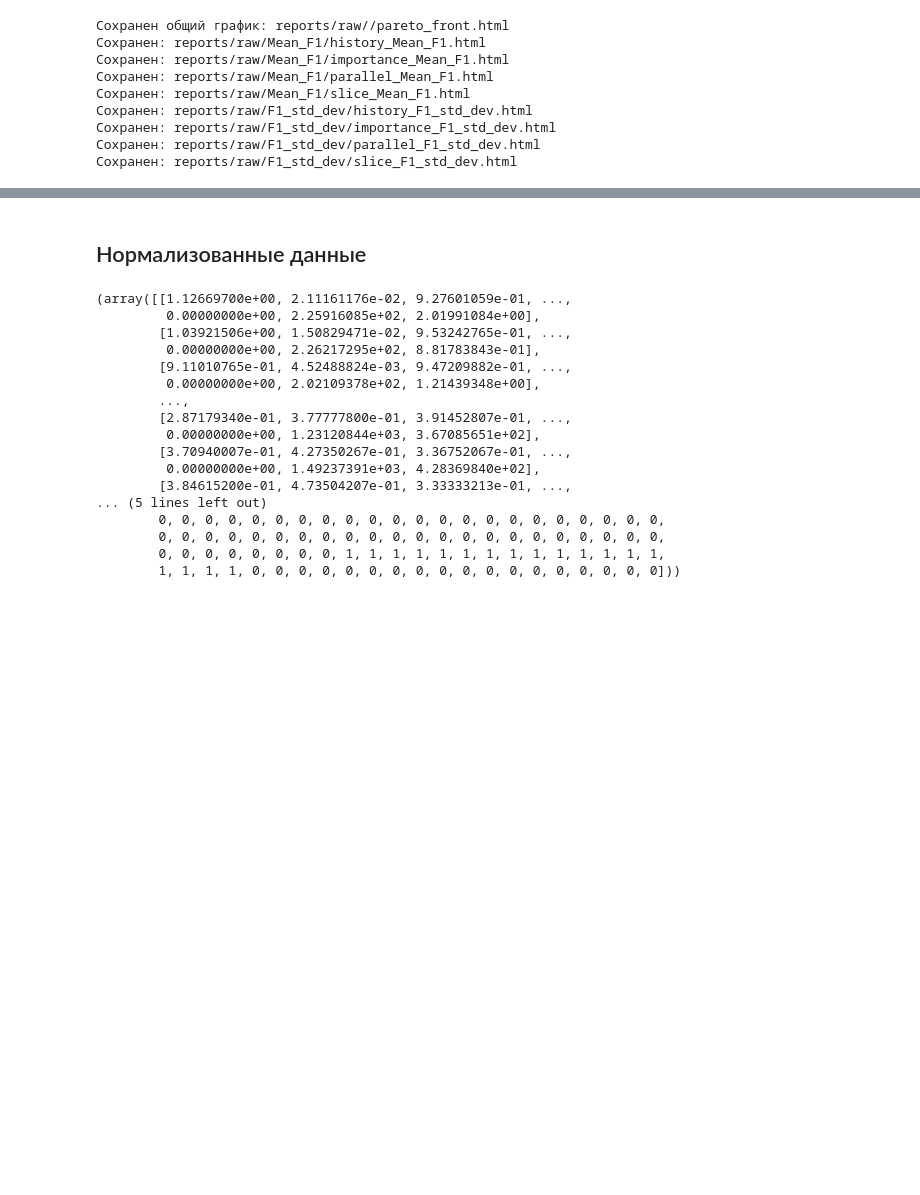
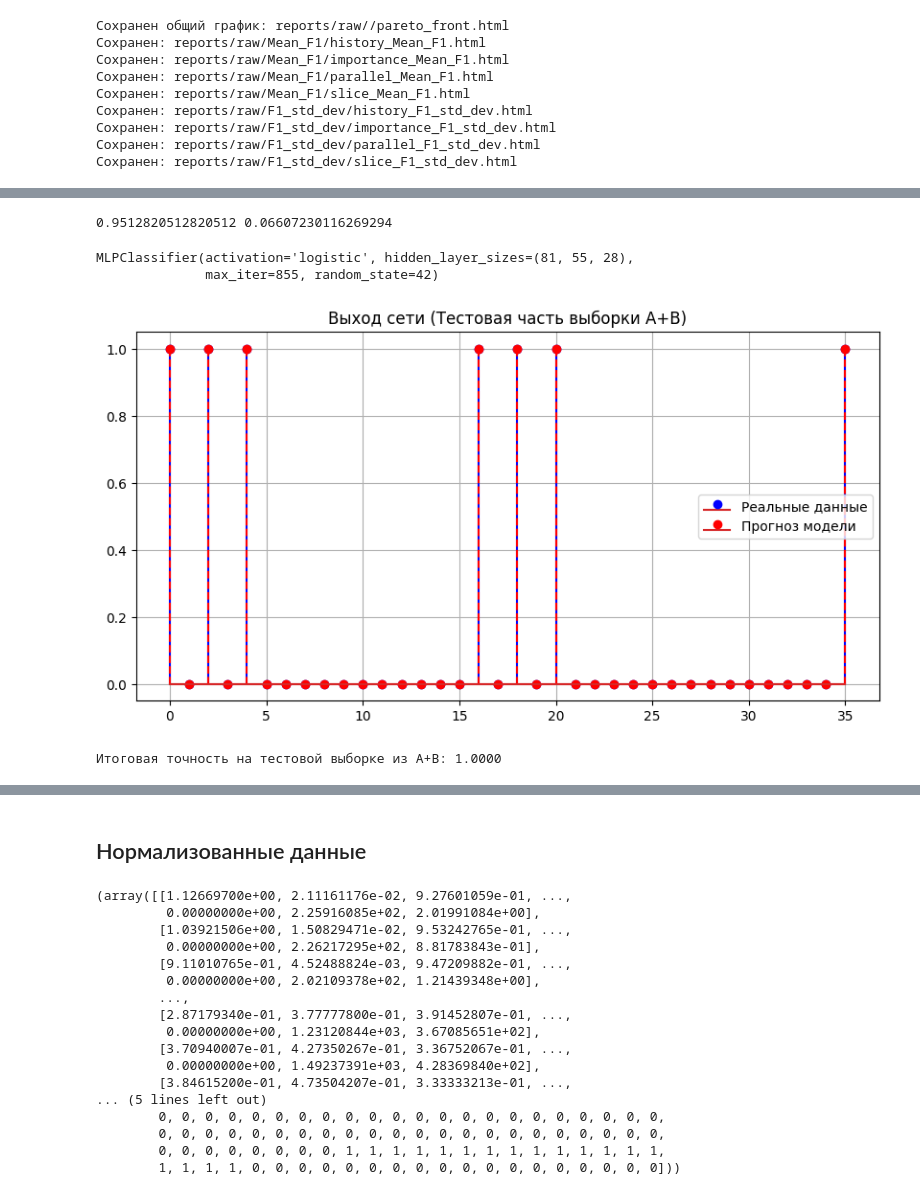
Before and after one commit to Georgius03/mag_ML, a Jupyter notebook: notebooks/lab_2.ipynb, the cells around one changed output, grey strips where cells are left out. Drawn from its saved outputs; the diff is of its cells as text; code cells hidden in the pictures; blank space fills up the shorter version.

```diff
--- a/notebooks/lab_2.ipynb
+++ b/notebooks/lab_2.ipynb
@@ -347,0 +317,43 @@ save_all_optuna_plots(study1, target_names=target_names, base_dir=settings.data_
+# %%
+params = {
+    'hidden_layer_sizes': (81, 55, 28),
+    'activation': 'logistic',
+    'solver': 'adam',
+    'max_iter': 855,
+    'random_state': 42
+}
+
+X_train, X_test, Y_train, Y_test = train_test_split(
+    X, Y,
+    stratify=Y,
+    test_size=0.2,
+    random_state=42,
+)
+
+clf = MLPClassifier(**params)
+scores = cross_val_score(clf, X, Y, cv=5, scoring='f1')
+print(scores.mean(), scores.std())
+clf.fit(X_train, Y_train)
+# %% [output]
+0.9512820512820512 0.06607230116269294
+MLPClassifier(activation='logistic', hidden_layer_sizes=(81, 55, 28),
+              max_iter=855, random_state=42)
+# %%
+Y_pred = clf.predict(X_test)
+
+plt.figure(figsize=(10, 5))
+plt.stem(Y_test, 'b-', label='Реальные данные')
+plt.stem(Y_pred, 'r--', label='Прогноз модели')
+plt.title('Выход сети (Тестовая часть выборки A+B)')
+plt.grid()
+plt.legend()
+
+# plt.show()
+plt.savefig("reports/comparison_plot_AB_1.png")
+plt.show()
+plt.close()
+
+print(f"Итоговая точность на тестовой выборке из A+B: {f1_score(Y_test, Y_pred):.4f}")
+# %% [output]
+[figure, added]
+Итоговая точность на тестовой выборке из A+B: 1.0000
```
Also changed, not shown: parts of 41 cells of this notebook, 35 other files.
